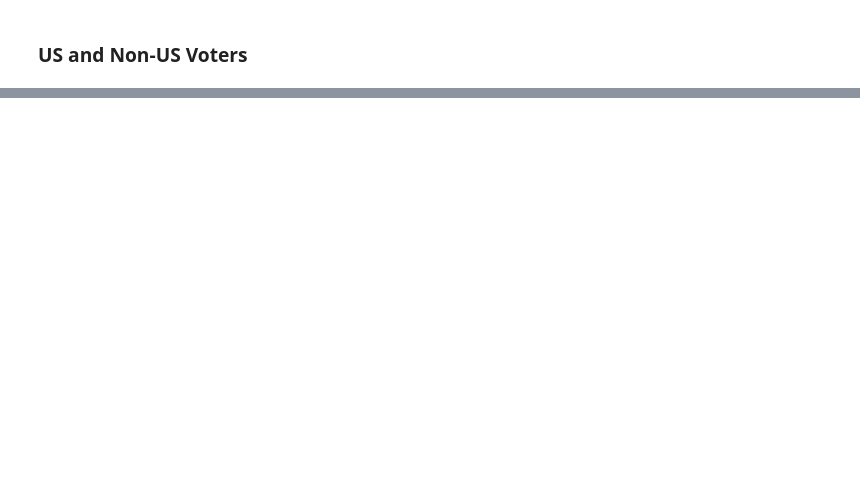
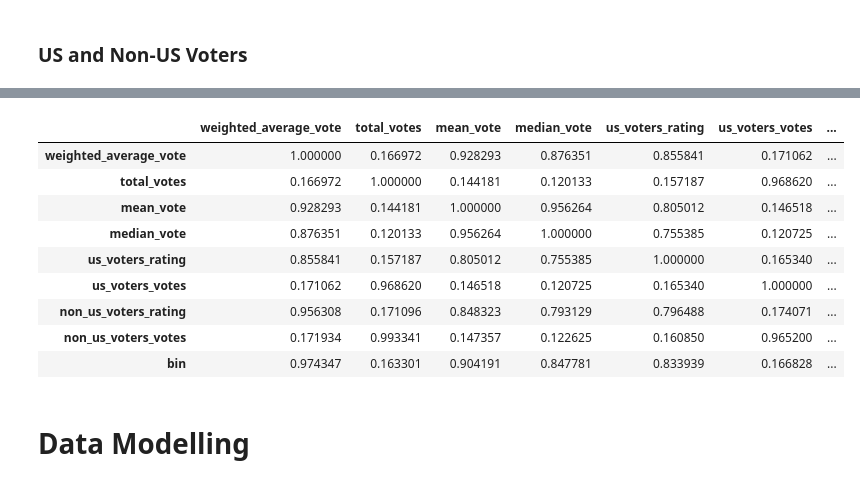
Before and after one commit to Shaheerairaj/IMDB-Movies-Recommendation, a Jupyter notebook: Project.ipynb, the cells around one changed output, grey strips where cells are left out. Saved outputs shown, nothing was run; the diff lists cells and outputs as text; code cells hidden in the pictures; blank space fills up the shorter version.

```diff
--- a/Project.ipynb
+++ b/Project.ipynb
@@ -504,0 +560,15 @@ fig.show()
+# %%
+ratings.corr()
+# %% [output]
+|  | weighted_average_vote | total_votes | mean_vote | median_vote | us_voters_rating | us_voters_votes | ... |
+| weighted_average_vote | 1.000000 | 0.166972 | 0.928293 | 0.876351 | 0.855841 | 0.171062 | ... |
+| total_votes | 0.166972 | 1.000000 | 0.144181 | 0.120133 | 0.157187 | 0.968620 | ... |
+| mean_vote | 0.928293 | 0.144181 | 1.000000 | 0.956264 | 0.805012 | 0.146518 | ... |
+| median_vote | 0.876351 | 0.120133 | 0.956264 | 1.000000 | 0.755385 | 0.120725 | ... |
+| us_voters_rating | 0.855841 | 0.157187 | 0.805012 | 0.755385 | 1.000000 | 0.165340 | ... |
+| us_voters_votes | 0.171062 | 0.968620 | 0.146518 | 0.120725 | 0.165340 | 1.000000 | ... |
+| non_us_voters_rating | 0.956308 | 0.171096 | 0.848323 | 0.793129 | 0.796488 | 0.174071 | ... |
+| non_us_voters_votes | 0.171934 | 0.993341 | 0.147357 | 0.122625 | 0.160850 | 0.965200 | ... |
+| bin | 0.974347 | 0.163301 | 0.904191 | 0.847781 | 0.833939 | 0.166828 | ... |
+# %% [markdown]
+# Data Modelling
```
Also changed, not shown: parts of 9 cells of this notebook, 2 other files.
